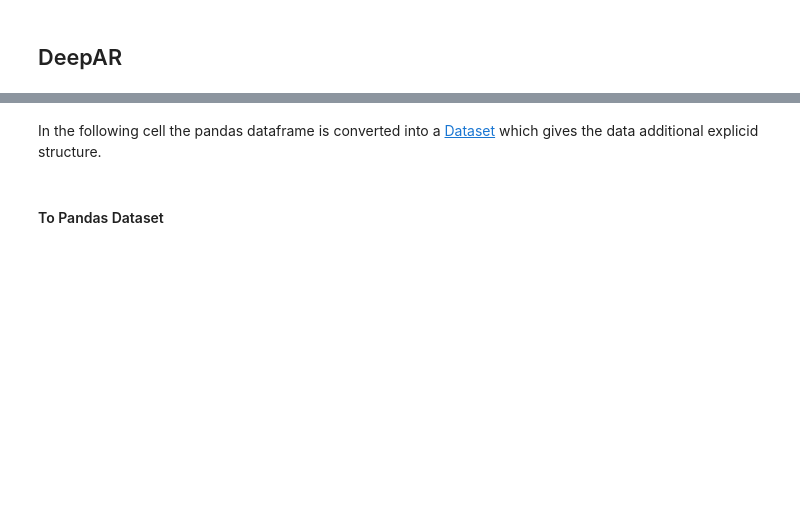
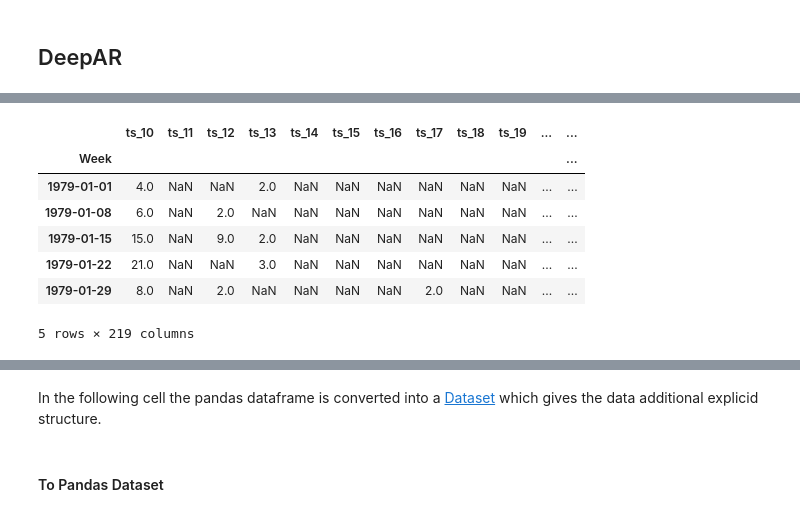
Before and after one commit to jhb300/project_submission_hai_performer, a Jupyter notebook: modelling/exploration/forecast_exploration_notebook.ipynb, the cells around one changed output, grey strips where cells are left out. Saved outputs shown, nothing was run; the diff lists cells and outputs as text; code cells hidden in the pictures; blank space fills up the shorter version.

```diff
--- a/modelling/exploration/forecast_exploration_notebook.ipynb
+++ b/modelling/exploration/forecast_exploration_notebook.ipynb
@@ -97,19 +133,28 @@ rts_f_df.head()
 # %%
 # Load event RTS from a CSV file into a DataFrame
-file_name = "ts_dgelt_events.csv"
+file_name = "ts_gdelt_5k_per_year_data.csv"
 file_path = f"../../data_engineering/timeseries_data/{file_name}"
 rts_e_df = pd.read_csv(file_path)
 
 # Rename columns
 rts_e_col_map = {i:f"ts_{i}" for i in rts_e_df.columns if i.isnumeric()}
 rts_e_df = rts_e_df.rename(
     columns=dict({'Unnamed: 0': 'Week'}, **rts_e_col_map))
 rts_e_df['Week'] = rts_e_df['Week'].apply(lambda x: datetime.fromisoformat(x))
 
 # Set Week as index
 rts_e_df = rts_e_df.set_index('Week')
 rts_e_df.index = rts_e_df.index.tz_localize(None)
 rts_e_df.head()
+# %% [output]
+|  | ts_10 | ts_11 | ts_12 | ts_13 | ts_14 | ts_15 | ts_16 | ts_17 | ts_18 | ts_19 | ... | ... |
+| Week |  |  |  |  |  |  |  |  |  |  |  | ... |
+| 1979-01-01 | 4.0 | NaN | NaN | 2.0 | NaN | NaN | NaN | NaN | NaN | NaN | ... | ... |
+| 1979-01-08 | 6.0 | NaN | 2.0 | NaN | NaN | NaN | NaN | NaN | NaN | NaN | ... | ... |
+| 1979-01-15 | 15.0 | NaN | 9.0 | 2.0 | NaN | NaN | NaN | NaN | NaN | NaN | ... | ... |
+| 1979-01-22 | 21.0 | NaN | NaN | 3.0 | NaN | NaN | NaN | NaN | NaN | NaN | ... | ... |
+| 1979-01-29 | 8.0 | NaN | 2.0 | NaN | NaN | NaN | NaN | 2.0 | NaN | NaN | ... | ... |
+5 rows × 219 columns
 # %%
 # Join TTS and RTS into a single DataFrame
 ts_df = tts_df.join(rts_e_df).join(rts_f_df)
```
Also changed, not shown: parts of 11 cells of this notebook.
